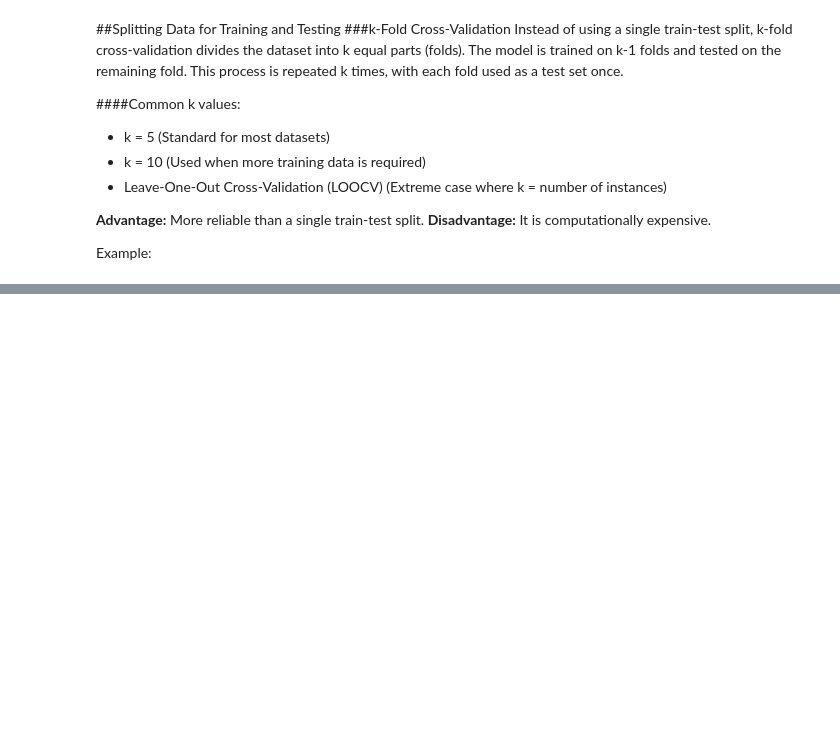
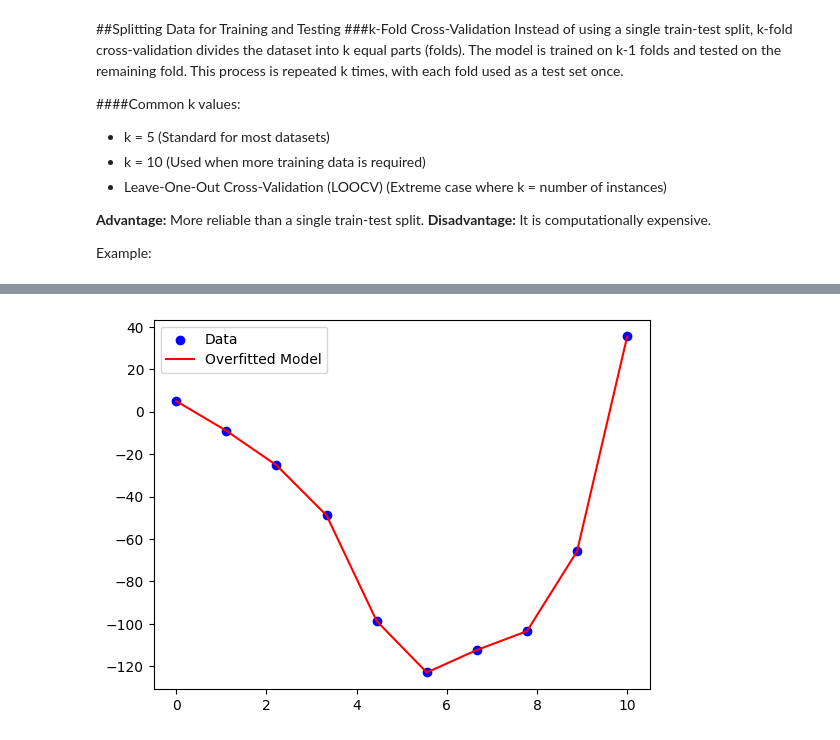
Before and after one commit to SolomonAyuba/machine-learning, a Jupyter notebook: Machine_Learning.ipynb, the cells around one changed output, grey strips where cells are left out. Saved outputs shown, nothing was run; the diff lists cells and outputs as text; code cells hidden in the pictures; blank space fills up the shorter version.

```diff
--- a/Machine_Learning.ipynb
+++ b/Machine_Learning.ipynb
@@ -149,0 +326,24 @@ print(f"Cross-validation Accuracy: {scores.mean():.2f}")
+# %%
+import numpy as np
+import matplotlib.pyplot as plt
+from sklearn.preprocessing import PolynomialFeatures
+from sklearn.linear_model import LinearRegression
+
+# Generate sample data
+np.random.seed(42)
+X = np.linspace(0, 10, 10).reshape(-1, 1)
+y = X**3 - 10*X**2 + 3*X + np.random.randn(10, 1) * 10  #Cubic relationship with noise
+
+# Fit a high-degree polynomial
+poly = PolynomialFeatures(degree=8)
+X_poly = poly.fit_transform(X)
+model = LinearRegression()
+model.fit(X_poly, y)
+
+# Plot results
+plt.scatter(X, y, color="blue", label="Data")
+plt.plot (X, model.predict(X_poly), color="red", label="Overfitted Model")
+plt.legend()
+plt.show()
+# %% [output]
+[figure, added]
```
Also changed, not shown: parts of 52 cells of this notebook.
